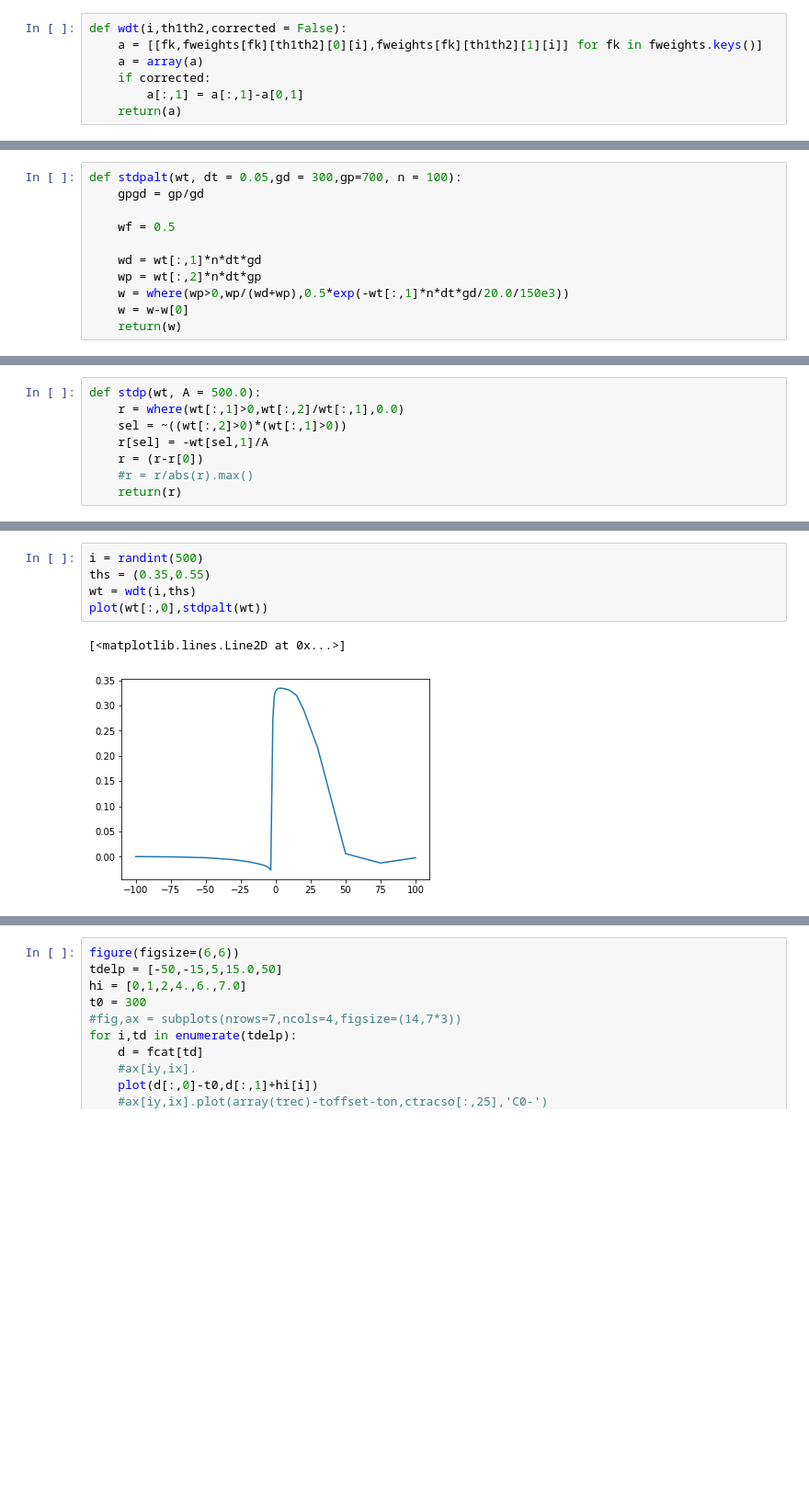
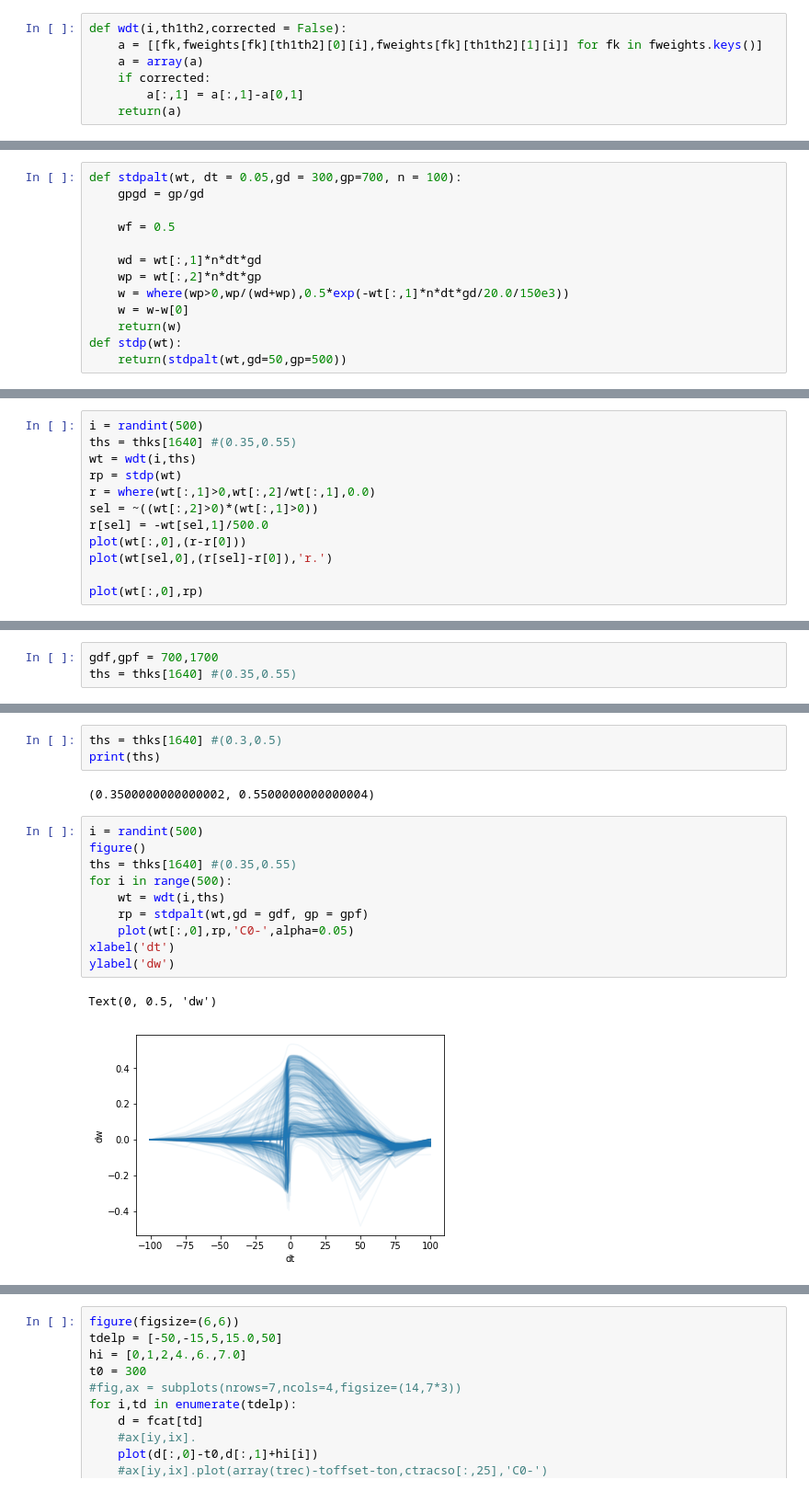
Before and after one commit to p-serna/SpineModel, a Jupyter notebook: STDP Figures.ipynb, the cells around one changed output, grey strips where cells are left out. Shown at 92% size. Saved outputs shown, nothing was run; the diff lists cells and outputs as text; blank space fills up the shorter version.

```diff
--- a/STDP Figures.ipynb
+++ b/STDP Figures.ipynb
@@ -75,3 +68,5 @@ def stdpalt(wt, dt = 0.05,gd = 300,gp=700, n = 100):
     w = where(wp>0,wp/(wd+wp),0.5*exp(-wt[:,1]*n*dt*gd/20.0/150e3))
     w = w-w[0]
     return(w)
+def stdp(wt):
+    return(stdpalt(wt,gd=50,gp=500))
@@ -78,8 +77,12 @@ def stdpalt(wt, dt = 0.05,gd = 300,gp=700, n = 100):
 # %%
-def stdp(wt, A = 500.0):
-    r = where(wt[:,1]>0,wt[:,2]/wt[:,1],0.0)
-    sel = ~((wt[:,2]>0)*(wt[:,1]>0))
-    r[sel] = -wt[sel,1]/A
-    r = (r-r[0])
-    #r = r/abs(r).max()
-    return(r)
+i = randint(500)
+ths = thks[1640] #(0.35,0.55)
+wt = wdt(i,ths)
+rp = stdp(wt)
+r = where(wt[:,1]>0,wt[:,2]/wt[:,1],0.0)
+sel = ~((wt[:,2]>0)*(wt[:,1]>0))
+r[sel] = -wt[sel,1]/500.0
+plot(wt[:,0],(r-r[0]))
+plot(wt[sel,0],(r[sel]-r[0]),'r.')
+
+plot(wt[:,0],rp)
@@ -100,0 +139,3 @@ plot(wt[:,0],rp)
+# %%
+gdf,gpf = 700,1700
+ths = thks[1640] #(0.35,0.55)
@@ -101,8 +145,18 @@ plot(wt[:,0],rp)
+# %%
+ths = thks[1640] #(0.3,0.5)
+print(ths)
+# %% [output]
+(0.3500000000000002, 0.5500000000000004)
 # %%
 i = randint(500)
-ths = (0.35,0.55)
-wt = wdt(i,ths)
-plot(wt[:,0],stdpalt(wt))
+figure()
+ths = thks[1640] #(0.35,0.55)
+for i in range(500):
+    wt = wdt(i,ths)
+    rp = stdpalt(wt,gd = gdf, gp = gpf)
+    plot(wt[:,0],rp,'C0-',alpha=0.05)
+xlabel('dt')
+ylabel('dw')
 # %% [output]
-[<matplotlib.lines.Line2D at 0x...>]
+Text(0, 0.5, 'dw')
-[figure, old version]
+[figure, new version]
```
Also changed, not shown: parts of 56 cells of this notebook, 5 other files.
